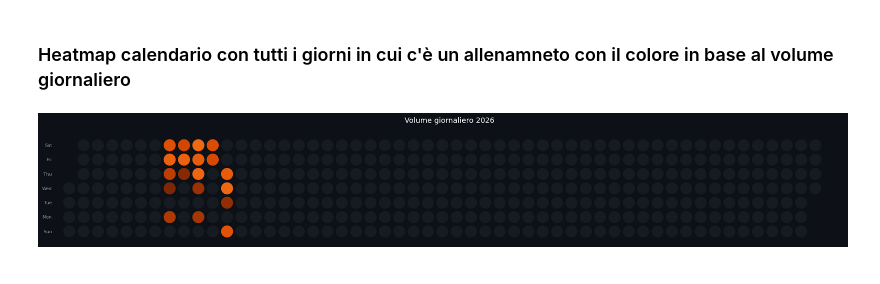
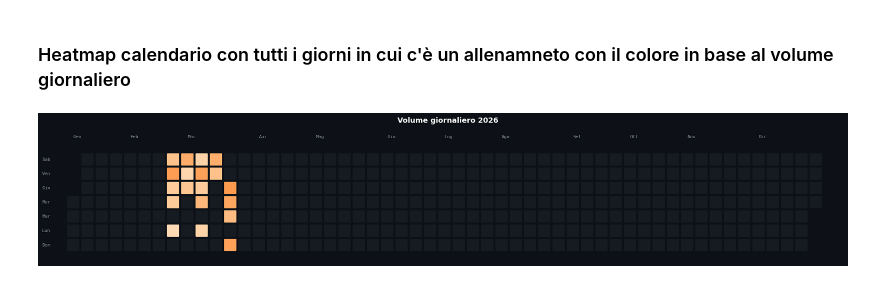
Before and after one commit to santinellistefano2003-png/Fitness-Tracker, a Jupyter notebook: Dashboard Workout.ipynb, the cells around one changed output. Cells and saved outputs as stored; diff of their text form; code cells hidden in the pictures.

```diff
--- a/Dashboard Workout.ipynb
+++ b/Dashboard Workout.ipynb
@@ -7,15 +7,20 @@ import requests
 from dotenv import load_dotenv
 import matplotlib.pyplot as plt
 import seaborn as sns
+import calendar as cal
+import matplotlib.patches as mpatches
+
 load_dotenv()
-
-NOTION_TOKEN = "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"
-
+token = os.getenv("NOTION_TOKEN").strip()
+Musc = os.getenv("Musc").strip()
+Wei = os.getenv("Wei").strip()
+Exce = os.getenv("Exce").strip()
 HEADERS = {
-    "Authorization": f"Bearer {NOTION_TOKEN}",
+    "Authorization": f"Bearer {token}",
     "Notion-Version": "2025-09-03",
     "Content-Type": "application/json"
 }
-Musc = "30cf7c61-2182-80a9-9eda-000bab2a315b"
-Wei = "312f7c61-2182-8083-9c2c-000b2d8e7aac"
-Exce = "313f7c61-2182-8076-870e-000b7fc806c5"
+print(token)
+print(Musc)
+print(Wei)
+print(Exce)
@@ -83,6 +101,7 @@ excercices['Exercise'] = excercices['Exercise'].apply(lambda x: x[0] if isinstan
 df = pd.merge(excercices, muscles, left_on='Exercise', right_on='page_id', how='left')
 
 df.drop(columns=['page_id_y','page_id_x','Exercise_x'], inplace=True)
+df.rename(columns={'Exercise_y': 'Exercise'}, inplace=True)
 df
 # %% [output]
 |  | Volume | Sets | Weight | Reps | Muscle | Date1 | Date | Type | Muscle Group | ... |
@@ -174,49 +213,77 @@ sns.barplot(x='Muscle', y='Volume', data=df, estimator=sum, errorbar=None)
 df['Date'] = pd.to_datetime(df['Date'])
 train_2026 = df[df['Date'].dt.year == 2026].copy()
 
-# Somma del volume per giorno invece del conteggio
 daily_counts = train_2026.groupby('Date')['Volume'].sum().reset_index(name='volume')
 
-# full 2026 calendar
-calendar = pd.DataFrame({'Date': pd.date_range('2026-01-01', '2026-12-31', freq='D')})
-calendar = calendar.merge(daily_counts, on='Date', how='left')
-calendar['volume'] = calendar['volume'].fillna(0).astype(float)
+calendar_df = pd.DataFrame({'Date': pd.date_range('2026-01-01', '2026-12-31', freq='D')})
+calendar_df = calendar_df.merge(daily_counts, on='Date', how='left')
+calendar_df['volume'] = calendar_df['volume'].fillna(0).astype(float)
 
 start_weekday = pd.Timestamp('2026-01-01').weekday()
-calendar['week'] = ((calendar['Date'] - pd.Timestamp('2026-01-01')).dt.days + start_weekday) // 7
-calendar['weekday'] = calendar['Date'].dt.weekday
+calendar_df['week'] = ((calendar_df['Date'] - pd.Timestamp('2026-01-01')).dt.days + start_weekday) // 7
+calendar_df['weekday'] = calendar_df['Date'].dt.weekday
 
-fig, ax = plt.subplots(figsize=(20, 4))
+fig, ax = plt.subplots(figsize=(20, 3.8))
 fig.patch.set_facecolor('#0d1117')
 ax.set_facecolor('#0d1117')
 
-max_val = calendar['volume'].max()
+max_val = calendar_df['volume'].max()
 cmap = plt.cm.Oranges
 
-for _, row in calendar.iterrows():
+for _, row in calendar_df.iterrows():
     x = row['week']
     y = 6 - row['weekday']
     val = row['volume']
 
     if val == 0:
         color = '#161b22'
     else:
-        color = cmap(0.3 + 0.7 * val / max_val if max_val > 0 else 0.3)
+        # Invertito: basso volume → 0.85 (scuro), alto volume → 0.2 (chiaro)
+        norm = val / max_val if max_val > 0 else 0
+        color = cmap(0.85 - 0.65 * norm)
 
-    circle = plt.Circle((x, y), 0.4, color=color)
-    ax.add_patch(circle)
+    rect = mpatches.FancyBboxPatch(
+        (x - 0.38, y - 0.38), 0.76, 0.76,
+        boxstyle="round,pad=0.05",
+        facecolor=color,
+        edgecolor='none'
+    )
+    ax.add_patch(rect)
 
-ax.set_xlim(-1, 54)
-ax.set_ylim(-0.8, 7)
+ax.set_xlim(-1.5, 54)
+ax.set_ylim(-1.2, 8.2)
 ax.set_aspect('equal')
 ax.axis('off')
 
-days = ['Sun', 'Mon', 'Tue', 'Wed', 'Thu', 'Fri', 'Sat']
+# Labels giorni (in italiano)
+days = ['Dom', 'Lun', 'Mar', 'Mer', 'Gio', 'Ven', 'Sab']
 for i, day in enumerate(days):
-    ax.text(-1.2, i, day, color='#8b949e', va='center', ha='right', fontsize=8)
+    ax.text(-1.6, i, day, color='#8b949e', va='center', ha='right', fontsize=8, fontfamily='monospace')
 
-ax.set_title("Volume giornaliero 2026", color='white', pad=15, fontsize=13)
+# Labels mesi
+months = ['Gen', 'Feb', 'Mar', 'Apr', 'Mag', 'Giu',
+          'Lug', 'Ago', 'Set', 'Ott', 'Nov', 'Dic']
+for month_num, month_name in enumerate(months, start=1):
+    first_day = pd.Timestamp(f'2026-{month_num:02d}-01')
+    week_num = ((first_day - pd.Timestamp('2026-01-01')).days + start_weekday) // 7
+    ax.text(week_num, 7.5, month_name, color='#8b949e', fontsize=8, ha='left', fontfamily='monospace')
+
+# # Legenda volume
+# legend_x = 46
+# legend_y = -0.9
+# ax.text(legend_x, legend_y - 0.3, 'meno', color='#8b949e', fontsize=7, ha='center', fontfamily='monospace')
+# ax.text(legend_x + 4, legend_y - 0.3, 'più', color='#8b949e', fontsize=7, ha='center', fontfamily='monospace')
+# for i, intensity in enumerate([0.85, 0.70, 0.55, 0.40, 0.25]):
+#     rect = mpatches.FancyBboxPatch(
+#         (legend_x + i * 0.85, legend_y), 0.76, 0.76,
+#         boxstyle="round,pad=0.05",
+#         facecolor=cmap(intensity),
+#         edgecolor='none'
+#     )
+#     ax.add_patch(rect)
+
+ax.set_title("Volume giornaliero 2026", color='white', pad=10, fontsize=13, fontweight='bold')
 plt.tight_layout()
 plt.show()
 # %% [output]
-[figure, old version]
+[figure, new version]
```
Also changed, not shown: parts of 6 cells of this notebook.
